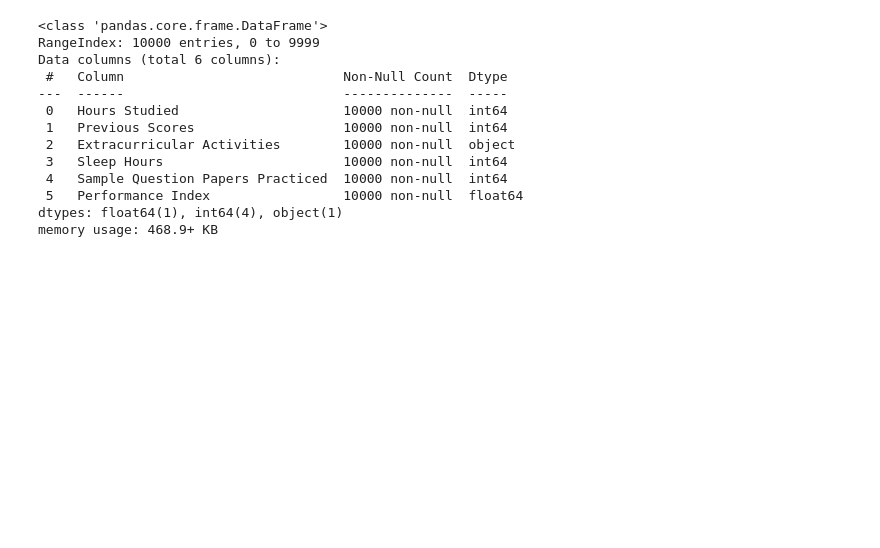
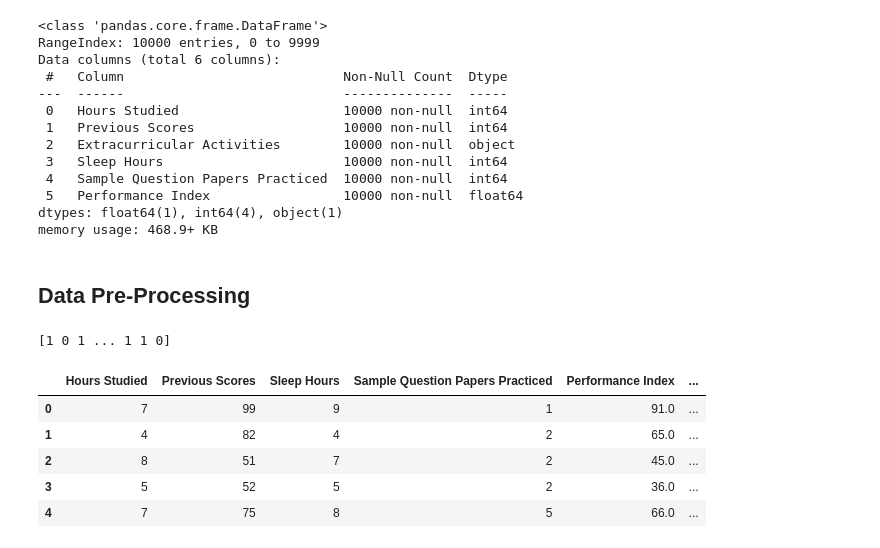
Before and after one commit to GabrielGrobb/LinearRegression_Python, a Jupyter notebook: Multi-LinearRegression_Code.ipynb, the cells around one changed output. Saved outputs shown, nothing was run; the diff lists cells and outputs as text; code cells hidden in the pictures; blank space fills up the shorter version.

```diff
--- a/Multi-LinearRegression_Code.ipynb
+++ b/Multi-LinearRegression_Code.ipynb
@@ -70,3 +70,32 @@ Data columns (total 6 columns):
  5   Performance Index                 10000 non-null  float64
 dtypes: float64(1), int64(4), object(1)
 memory usage: 468.9+ KB
+# %% [markdown]
+<h2>Data Pre-Processing</h2>
+# %%
+# Creating an instance of the LabelEncoder library.
+label_encoder = LabelEncoder()
+
+# Used label encoder to transform categorical entries into numerical values.
+encoded_categorical_labels = label_encoder.fit_transform(linear_regression_dataframe['Extracurricular Activities'])
+
+# Print the lable encoded vlaues.
+print(encoded_categorical_labels)
+# %% [output]
+[1 0 1 ... 1 1 0]
+# %%
+# Droping the categorical 'Extracurricular Activities' column.
+linear_regression_dataframe.drop("Extracurricular Activities", axis=1, inplace=True)
+
+# Appending the label encoded array to the 'Extracurricular Activities' column in the dataset.
+linear_regression_dataframe['Extracurricular Activities'] = encoded_categorical_labels
+
+# Displaying the first five rows of the
+linear_regression_dataframe.head()
+# %% [output]
+|  | Hours Studied | Previous Scores | Sleep Hours | Sample Question Papers Practiced | Performance Index | ... |
+| 0 | 7 | 99 | 9 | 1 | 91.0 | ... |
+| 1 | 4 | 82 | 4 | 2 | 65.0 | ... |
+| 2 | 8 | 51 | 7 | 2 | 45.0 | ... |
+| 3 | 5 | 52 | 5 | 2 | 36.0 | ... |
+| 4 | 7 | 75 | 8 | 5 | 66.0 | ... |
```
Also changed, not shown: parts of 2 cells of this notebook.
